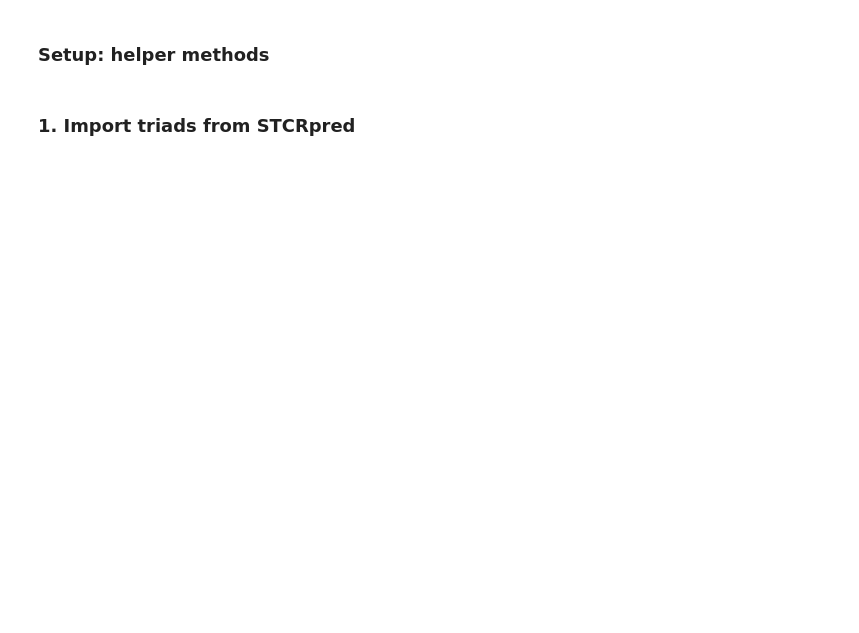
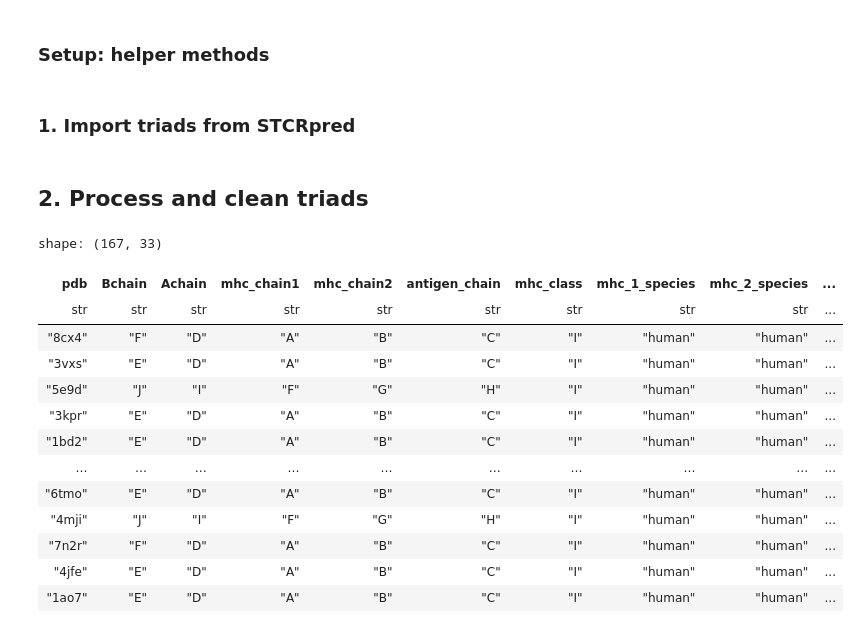
Before and after one commit to ljwoods2/tcrtrifold-experiments, a Jupyter notebook: data/pdb/reformat.ipynb, the cells around one changed output. Saved outputs shown, nothing was run; the diff lists cells and outputs as text; code cells hidden in the pictures; blank space fills up the shorter version.

```diff
--- a/data/pdb/reformat.ipynb
+++ b/data/pdb/reformat.ipynb
@@ -228,6 +279,8 @@ def shorten_tcr_to_vregion(row):
 # %%
 import polars as pl
 from pathlib import Path
+
+IMGT_HLA_PATH = Path("/tgen_labs/altin/alphafold3/IMGTHLA")
 
 schema_overrides = {
     "Gchain": pl.String,
@@ -271,6 +324,8 @@ pdb_mouse_II = pl.read_csv(
 )
 
 pdb_mouse_II = format_pdb_df(pdb_mouse_II)
+# %% [markdown]
+## 2. Process and clean triads
 # %%
 pdb_human_I = format_seqs(pdb_human_I)
 pdb_human_II = format_seqs(pdb_human_II)
@@ -283,11 +338,42 @@ from tcr_format_parsers.common.MHCCodeConverter import (
 )
 from mdaf3.FeatureExtraction import split_apply_combine, serial_apply
 
-human_conv = HLASequenceDBConverter("/tgen_labs/altin/alphafold3/IMGTHLA")
+human_conv = HLASequenceDBConverter(IMGT_HLA_PATH)
 mouse_conv = H2SequenceDictConverter()
 
-pdb_human_I = split_apply_combine(
+pdb_mouse_I = serial_apply(pdb_mouse_I, remove_peptide_from_chains)
+pdb_mouse_I = serial_apply(
+    pdb_mouse_I, infer_correct_mhc, human_conv, mouse_conv
+)
+
+pdb_mouse_II = serial_apply(pdb_mouse_II, remove_peptide_from_chains)
+pdb_mouse_II = serial_apply(
+    pdb_mouse_II, infer_correct_mhc, human_conv, mouse_conv
+)
+
+pdb_human_I = serial_apply(pdb_human_I, remove_peptide_from_chains)
+pdb_human_I = serial_apply(
     pdb_human_I, infer_correct_mhc, human_conv, mouse_conv
 )
 
-pdb_human_I = split_apply_combine(pdb_human_I, shorten_tcr_to_vregion)
+pdb_human_II = serial_apply(pdb_human_II, remove_peptide_from_chains)
+pdb_human_II = serial_apply(
+    pdb_human_II, infer_correct_mhc, human_conv, mouse_conv
+)
+# %%
+pdb_human_I
+# %% [output]
+shape: (167, 33)
+| pdb | Bchain | Achain | mhc_chain1 | mhc_chain2 | antigen_chain | mhc_class | mhc_1_species | mhc_2_species | ... |
+| str | str | str | str | str | str | str | str | str | ... |
+| "8cx4" | "F" | "D" | "A" | "B" | "C" | "I" | "human" | "human" | ... |
+| "3vxs" | "E" | "D" | "A" | "B" | "C" | "I" | "human" | "human" | ... |
+| "5e9d" | "J" | "I" | "F" | "G" | "H" | "I" | "human" | "human" | ... |
+| "3kpr" | "E" | "D" | "A" | "B" | "C" | "I" | "human" | "human" | ... |
+| "1bd2" | "E" | "D" | "A" | "B" | "C" | "I" | "human" | "human" | ... |
+| … | … | … | … | … | … | … | … | … | ... |
+| "6tmo" | "E" | "D" | "A" | "B" | "C" | "I" | "human" | "human" | ... |
+| "4mji" | "J" | "I" | "F" | "G" | "H" | "I" | "human" | "human" | ... |
+| "7n2r" | "F" | "D" | "A" | "B" | "C" | "I" | "human" | "human" | ... |
+| "4jfe" | "E" | "D" | "A" | "B" | "C" | "I" | "human" | "human" | ... |
+| "1ao7" | "E" | "D" | "A" | "B" | "C" | "I" | "human" | "human" | ... |
```
Also changed, not shown: parts of 4 cells of this notebook, 35 other files.
